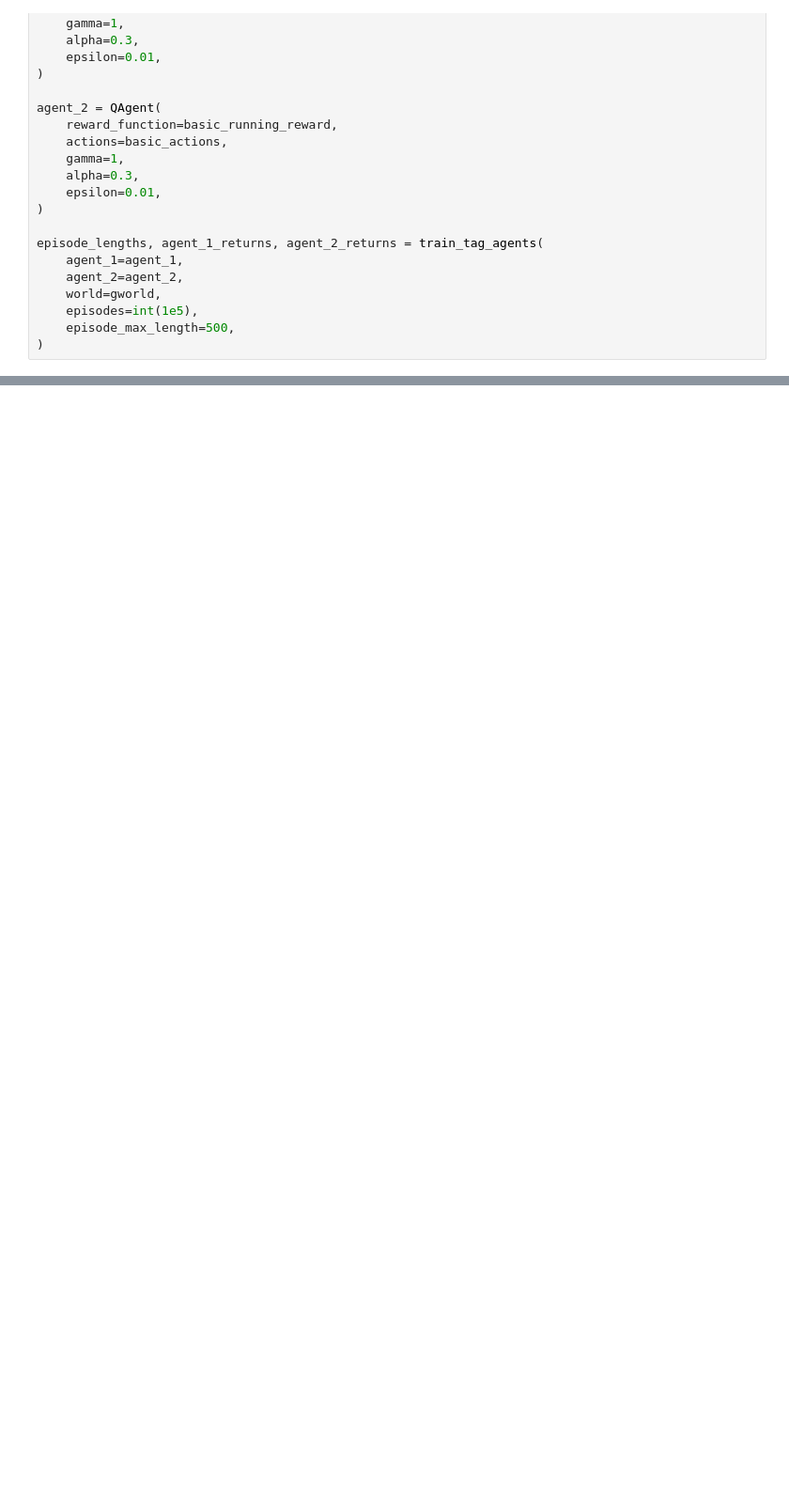
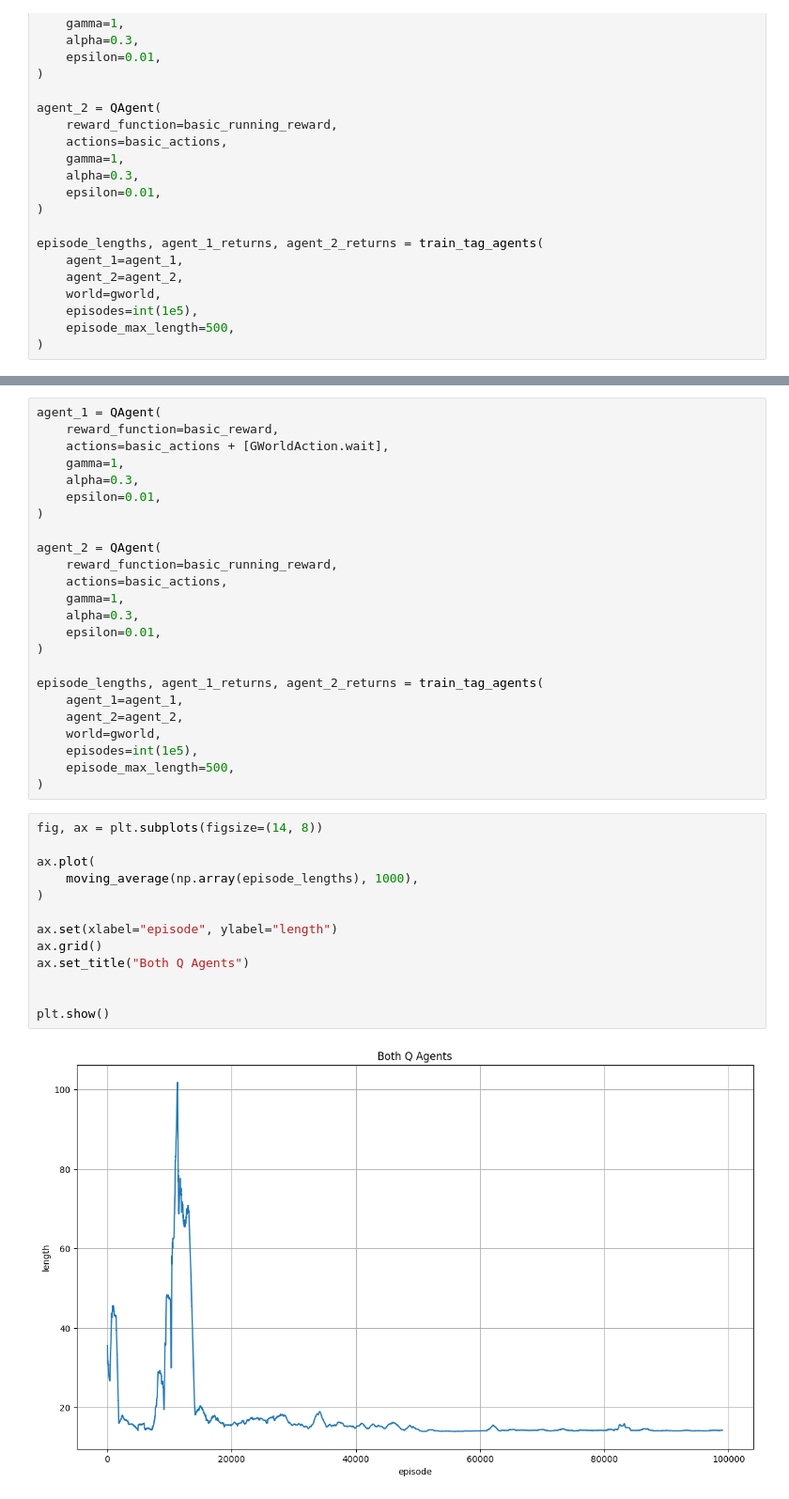
Before and after one commit to hmeretti/grid-world, a Jupyter notebook: notebooks/tag/00_basic_tagging.ipynb, the cells around one changed output, grey strips where cells are left out. Shown at 94% size. Saved outputs shown, nothing was run; the diff lists cells and outputs as text; blank space fills up the shorter version.

Commit message:
persisting agents

```diff
--- a/notebooks/tag/00_basic_tagging.ipynb
+++ b/notebooks/tag/00_basic_tagging.ipynb
@@ -209,0 +211,39 @@ This looks pretty cool. At the beggining there is a lot of variation, then Agent
+# %%
+agent_1 = QAgent(
+    reward_function=basic_reward,
+    actions=basic_actions + [GWorldAction.wait],
+    gamma=1,
+    alpha=0.3,
+    epsilon=0.01,
+)
+
+agent_2 = QAgent(
+    reward_function=basic_running_reward,
+    actions=basic_actions,
+    gamma=1,
+    alpha=0.3,
+    epsilon=0.01,
+)
+
+episode_lengths, agent_1_returns, agent_2_returns = train_tag_agents(
+    agent_1=agent_1,
+    agent_2=agent_2,
+    world=gworld,
+    episodes=int(1e5),
+    episode_max_length=500,
+)
+# %%
+fig, ax = plt.subplots(figsize=(14, 8))
+
+ax.plot(
+    moving_average(np.array(episode_lengths), 1000),
+)
+
+ax.set(xlabel="episode", ylabel="length")
+ax.grid()
+ax.set_title("Both Q Agents")
+
+
+plt.show()
+# %% [output]
+[figure, added]
```
Also changed, not shown: parts of 5 cells of this notebook, 7 other files.
